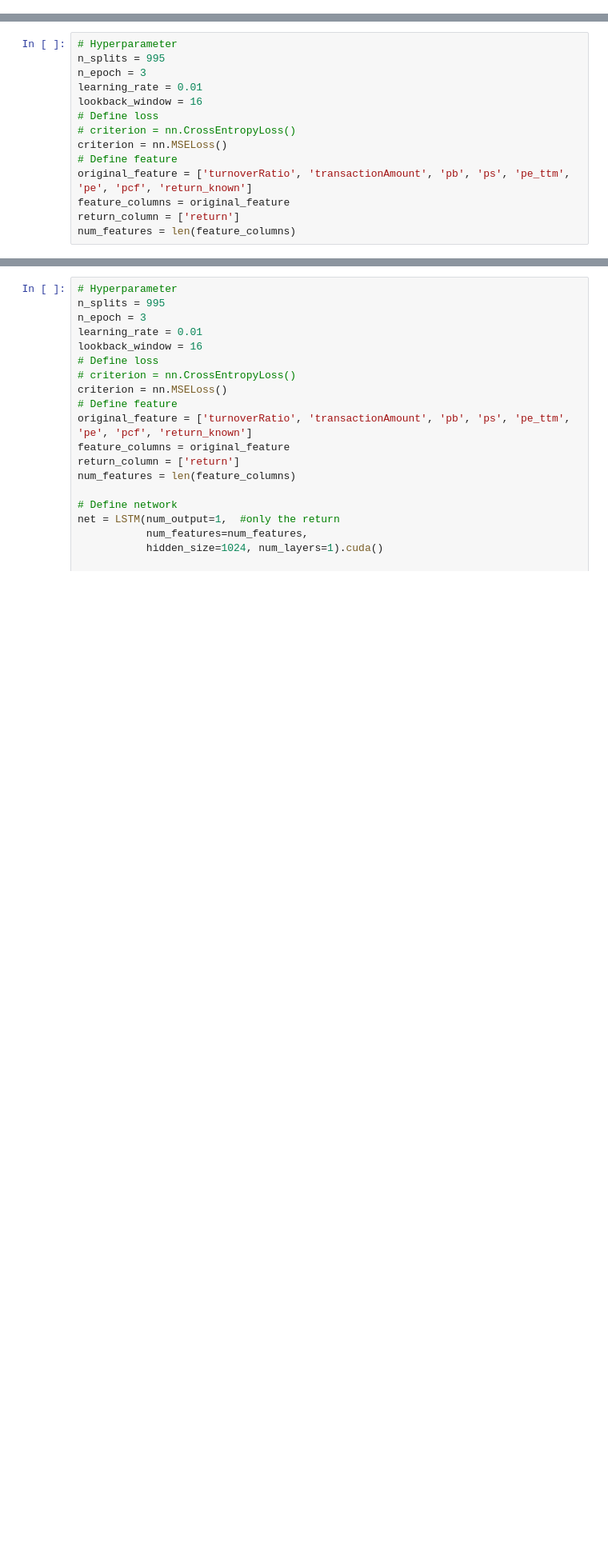
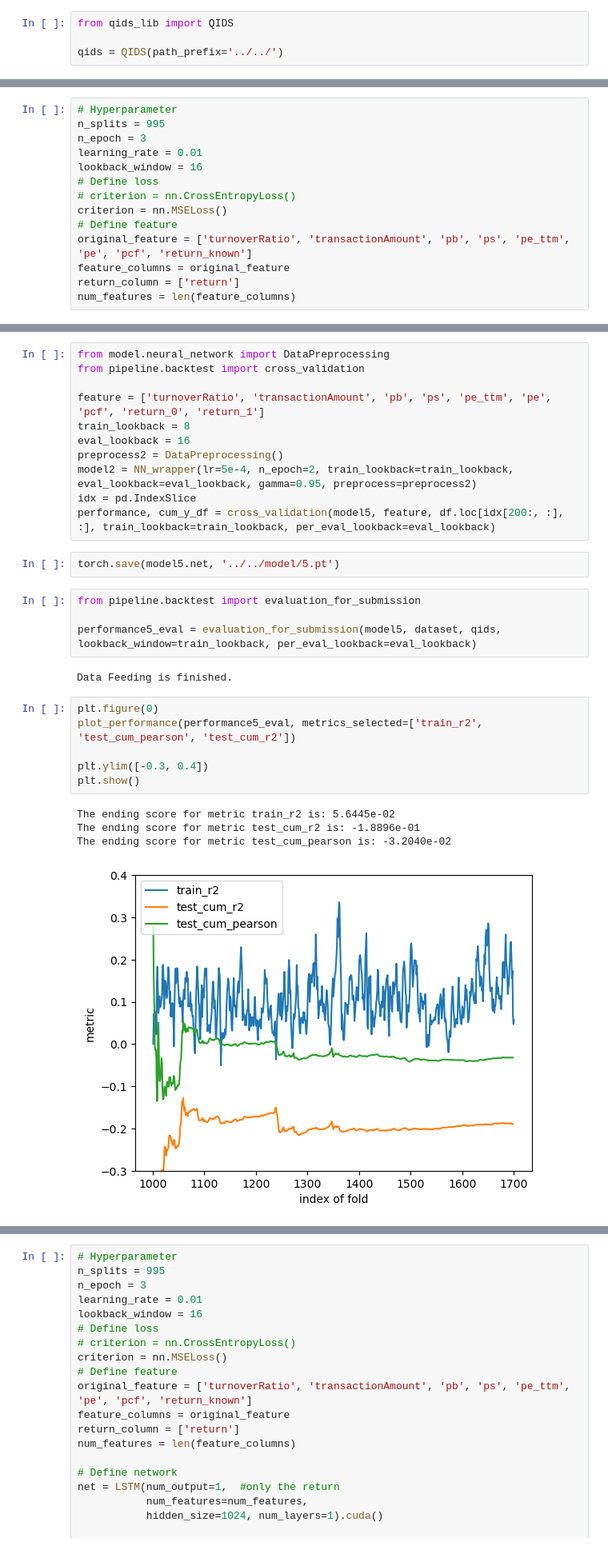
Before and after one commit to owen8877/qids-2023-comp, a Jupyter notebook: playground/disaspeare/Feb_18_NN_LSTM.ipynb, the cells around one changed output, grey strips where cells are left out. Shown at 80% size. Cells and saved outputs as stored; diff of their text form; blank space fills up the shorter version.

```diff
--- a/playground/disaspeare/Feb_18_NN_LSTM.ipynb
+++ b/playground/disaspeare/Feb_18_NN_LSTM.ipynb
@@ -104,3 +105,7 @@ from sklearn.preprocessing import MinMaxScaler
 # %%
 dataset = Dataset.load('../../data/parsed')
 # dataset = load_mini_dataset('../../data/parsed_mini/')
+# %%
+from qids_lib import QIDS
+
+qids = QIDS(path_prefix='../../')
@@ -234,0 +334,30 @@ The ending score for metric val_cum_pearson is: 9.2673e-03
+# %%
+from model.neural_network import DataPreprocessing
+from pipeline.backtest import cross_validation
+
+feature = ['turnoverRatio', 'transactionAmount', 'pb', 'ps', 'pe_ttm', 'pe', 'pcf', 'return_0', 'return_1']
+train_lookback = 8
+eval_lookback = 16
+preprocess2 = DataPreprocessing()
+model2 = NN_wrapper(lr=5e-4, n_epoch=2, train_lookback=train_lookback, eval_lookback=eval_lookback, gamma=0.95, preprocess=preprocess2)
+idx = pd.IndexSlice
+performance, cum_y_df = cross_validation(model5, feature, df.loc[idx[200:, :], :], train_lookback=train_lookback, per_eval_lookback=eval_lookback)
+# %%
+torch.save(model5.net, '../../model/5.pt')
+# %%
+from pipeline.backtest import evaluation_for_submission
+
+performance5_eval = evaluation_for_submission(model5, dataset, qids, lookback_window=train_lookback, per_eval_lookback=eval_lookback)
+# %% [output]
+Data Feeding is finished.
+# %%
+plt.figure(0)
+plot_performance(performance5_eval, metrics_selected=['train_r2', 'test_cum_pearson', 'test_cum_r2'])
+
+plt.ylim([-0.3, 0.4])
+plt.show()
+# %% [output]
+The ending score for metric train_r2 is: 5.6445e-02
+The ending score for metric test_cum_r2 is: -1.8896e-01
+The ending score for metric test_cum_pearson is: -3.2040e-02
+[figure, added]
```
Also changed, not shown: parts of 21 cells of this notebook, 2 other files.
